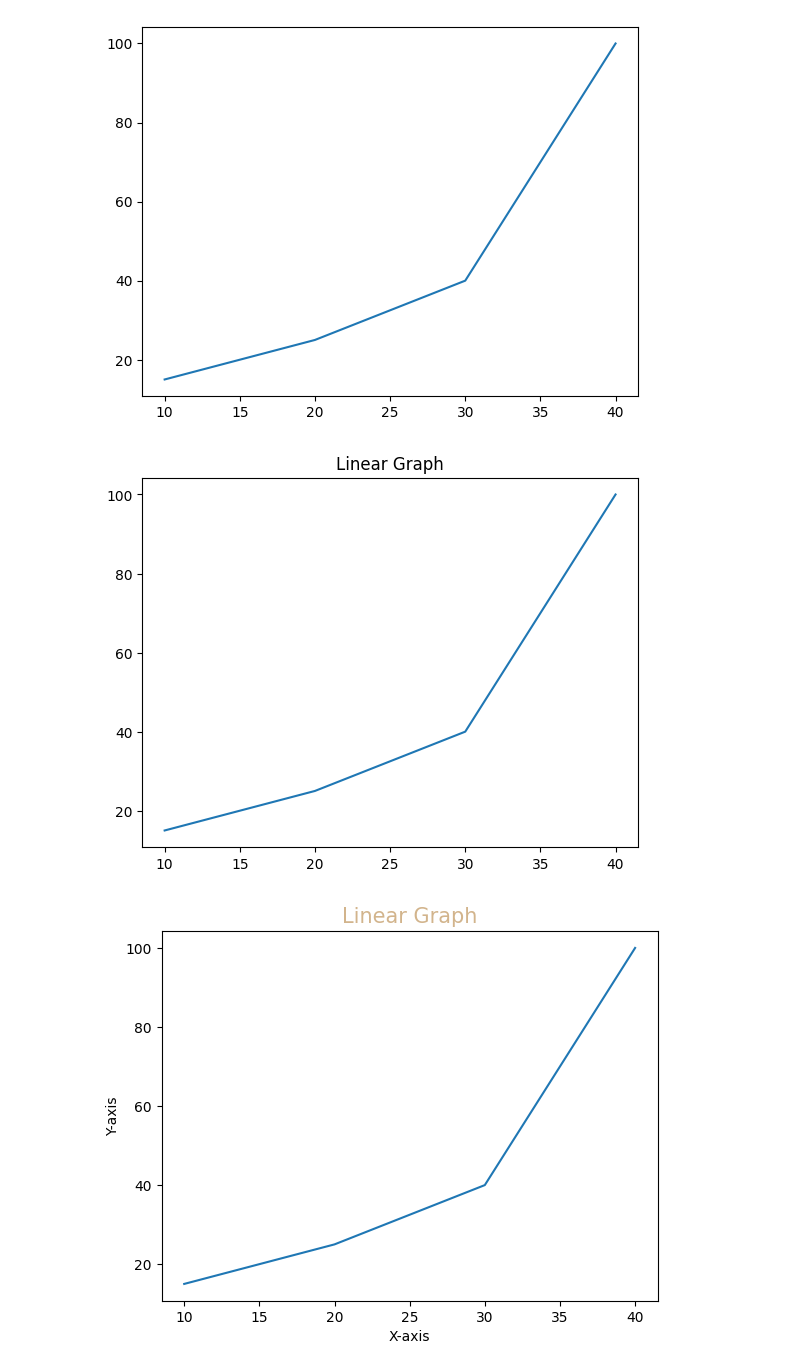
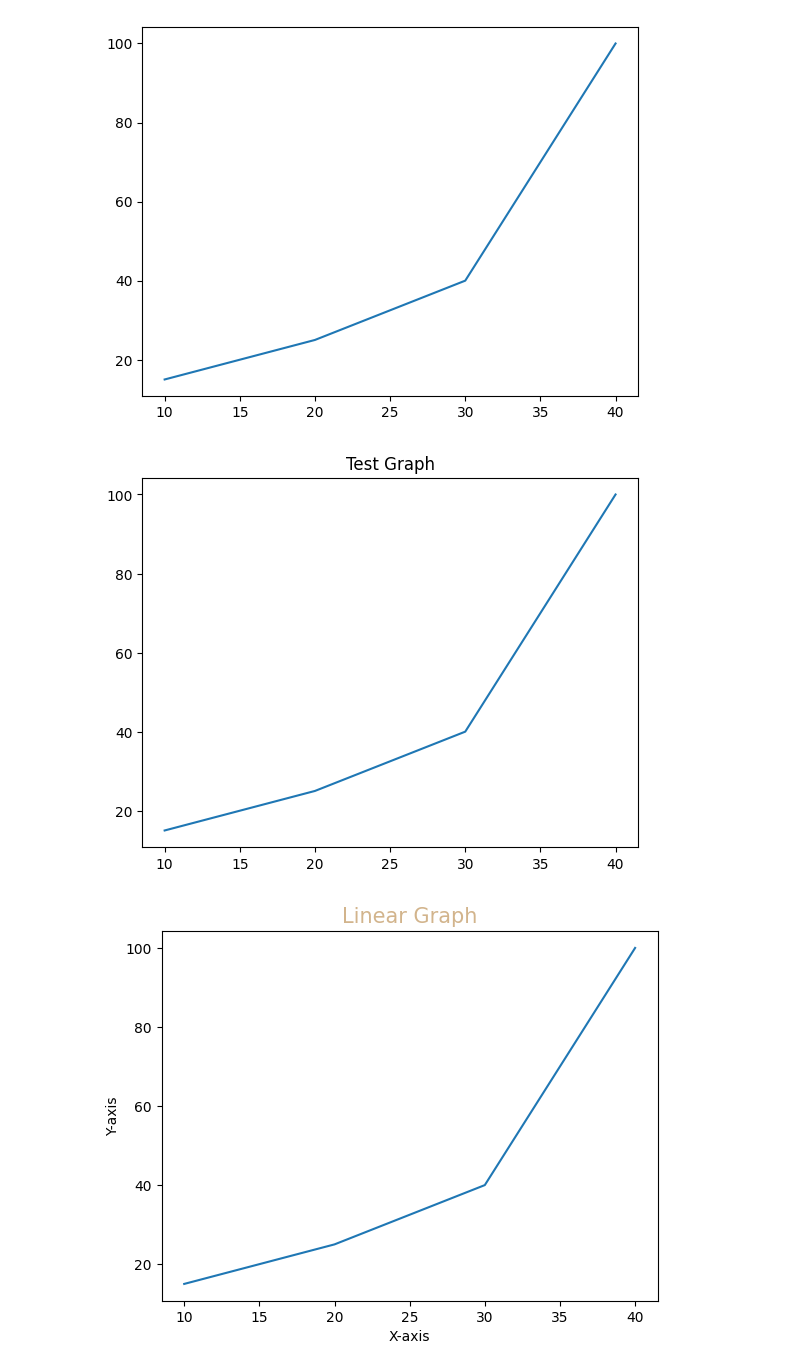
Before and after one commit to Angy-face/Esan-Coding-SS2, a Jupyter notebook: 2_3_Matplotlib.ipynb, the cells around one changed output. Saved outputs shown, nothing was run; the diff lists cells and outputs as text; code cells hidden in the pictures.

```diff
--- a/2_3_Matplotlib.ipynb
+++ b/2_3_Matplotlib.ipynb
@@ -55,10 +55,10 @@ plt.show() #plotting the data
 [figure]
 # %%
 plt.plot(x,y)
-plt.title("Linear Graph") #adding title
+plt.title("Test Graph") #adding title
 plt.show()
 # %% [output]
-[figure, old version]
+[figure, new version]
 # %%
 plt.plot(x,y)
 plt.title("Linear Graph", fontsize = 15, color = "tan") #changing font size and color
```
Also changed, not shown: parts of 3 cells of this notebook.
